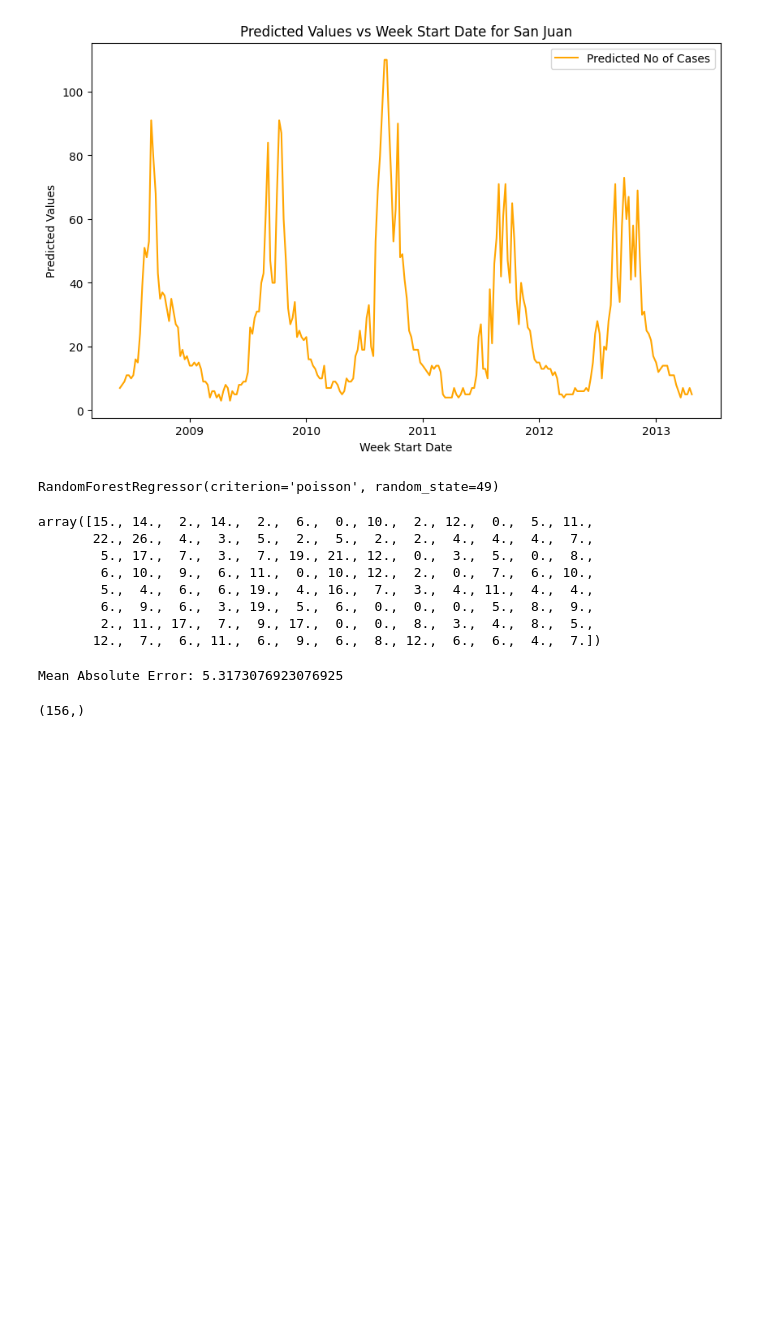
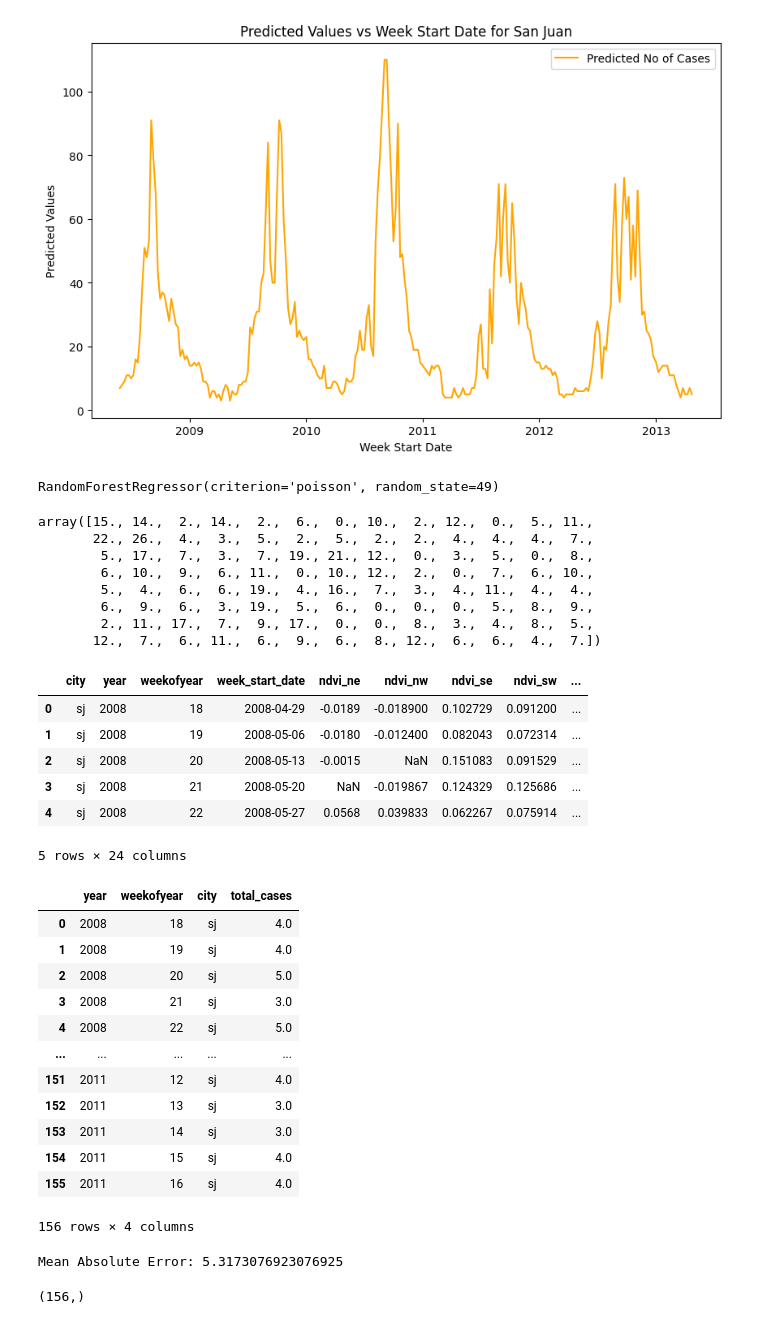
Before and after one commit to Gayandee/DengAI-Prediction, a Jupyter notebook: DengAI.ipynb, the cells around one changed output. Saved outputs shown, nothing was run; the diff lists cells and outputs as text; code cells hidden in the pictures; blank space fills up the shorter version.

```diff
--- a/DengAI.ipynb
+++ b/DengAI.ipynb
@@ -796,6 +796,42 @@ array([15., 14.,  2., 14.,  2.,  6.,  0., 10.,  2., 12.,  0.,  5., 11.,
         6.,  9.,  6.,  3., 19.,  5.,  6.,  0.,  0.,  0.,  5.,  8.,  9.,
         2., 11., 17.,  7.,  9., 17.,  0.,  0.,  8.,  3.,  4.,  8.,  5.,
        12.,  7.,  6., 11.,  6.,  9.,  6.,  8., 12.,  6.,  6.,  4.,  7.])
+# %%
+df_test = pd.read_csv("dengue_features_test.csv")
+df_test.head()
+
+df_test_subset = df_test[:len(rf_predictions)]
+
+submission = pd.DataFrame({
+    'year': df_test_subset['year'],
+    'weekofyear': df_test_subset['weekofyear'],
+    'city': df_test_subset['city'],
+    'total_cases': rf_predictions
+})
+submission.to_csv('submission_format.csv', index=False)
+df_sub = pd.read_csv("submission_format.csv")
+df_sub
+# %% [output]
+|  | city | year | weekofyear | week_start_date | ndvi_ne | ndvi_nw | ndvi_se | ndvi_sw | ... |
+| 0 | sj | 2008 | 18 | 2008-04-29 | -0.0189 | -0.018900 | 0.102729 | 0.091200 | ... |
+| 1 | sj | 2008 | 19 | 2008-05-06 | -0.0180 | -0.012400 | 0.082043 | 0.072314 | ... |
+| 2 | sj | 2008 | 20 | 2008-05-13 | -0.0015 | NaN | 0.151083 | 0.091529 | ... |
+| 3 | sj | 2008 | 21 | 2008-05-20 | NaN | -0.019867 | 0.124329 | 0.125686 | ... |
+| 4 | sj | 2008 | 22 | 2008-05-27 | 0.0568 | 0.039833 | 0.062267 | 0.075914 | ... |
+5 rows × 24 columns
+|  | year | weekofyear | city | total_cases |
+| 0 | 2008 | 18 | sj | 4.0 |
+| 1 | 2008 | 19 | sj | 4.0 |
+| 2 | 2008 | 20 | sj | 5.0 |
+| 3 | 2008 | 21 | sj | 3.0 |
+| 4 | 2008 | 22 | sj | 5.0 |
+| ... | ... | ... | ... | ... |
+| 151 | 2011 | 12 | sj | 4.0 |
+| 152 | 2011 | 13 | sj | 3.0 |
+| 153 | 2011 | 14 | sj | 3.0 |
+| 154 | 2011 | 15 | sj | 4.0 |
+| 155 | 2011 | 16 | sj | 4.0 |
+156 rows × 4 columns
 # %%
 from sklearn.metrics import mean_absolute_error, mean_squared_error
 
```
